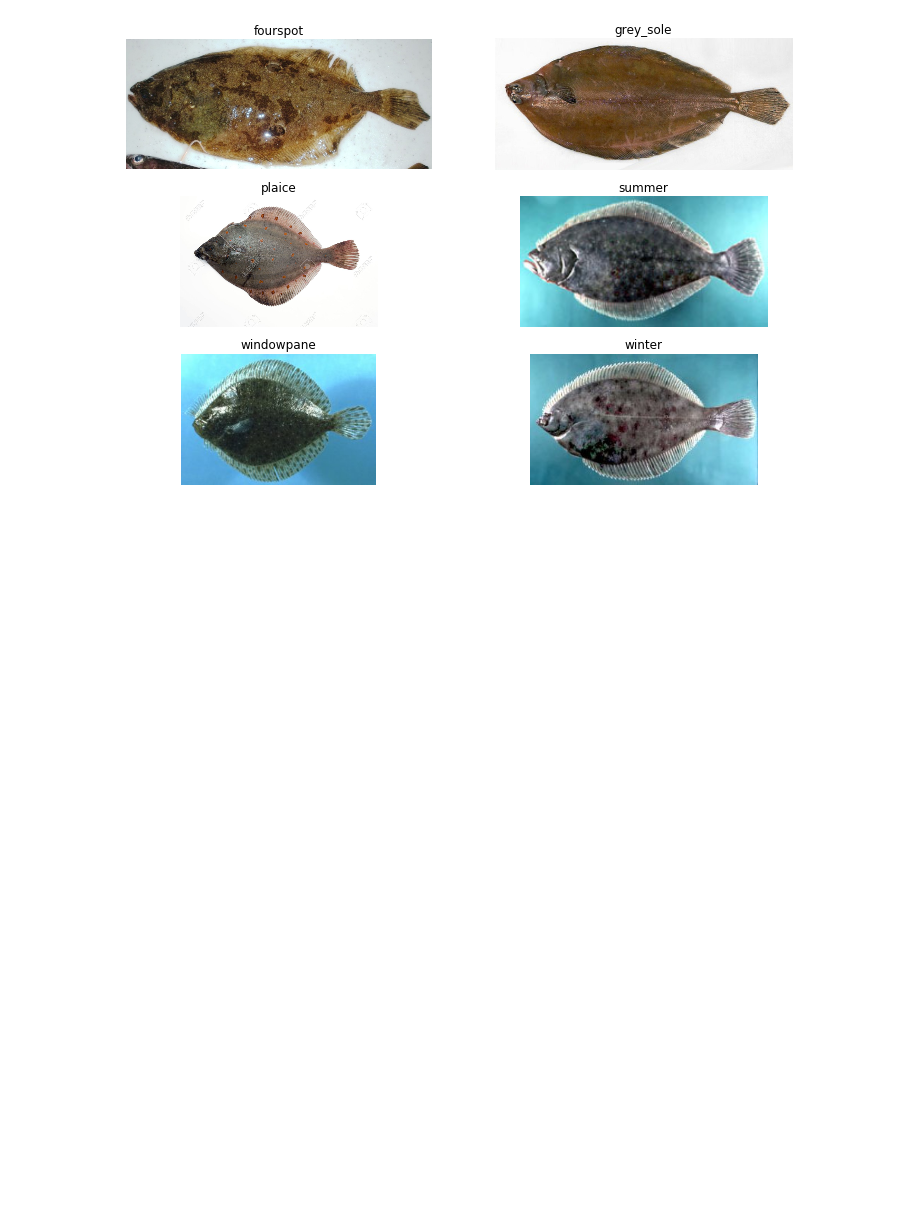
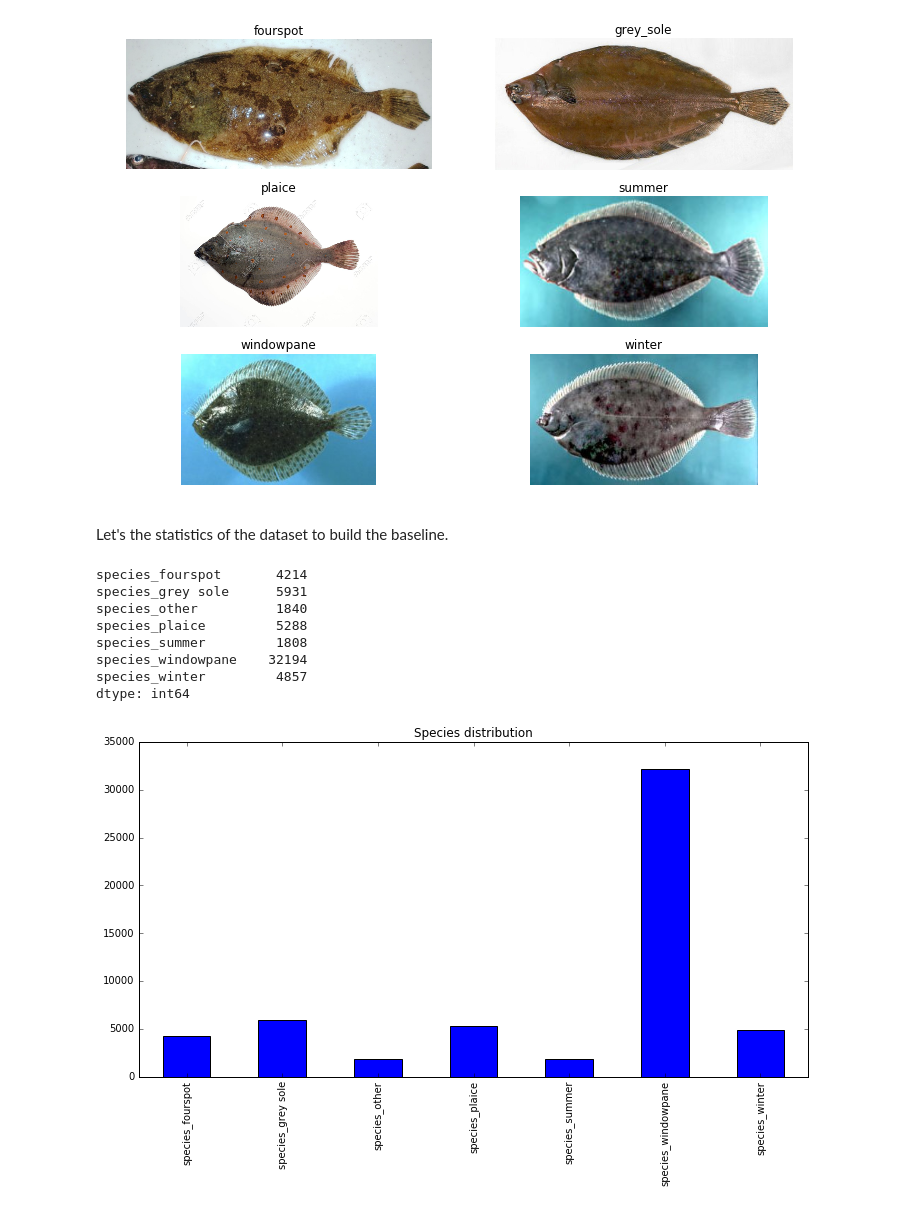
Before and after one commit to alievk/fish_challenge, a Jupyter notebook: explore_dataset.ipynb, the cells around one changed output. Drawn from its saved outputs; the diff is of its cells as text; code cells hidden in the pictures; blank space fills up the shorter version.

Commit message:
add baseline model

```diff
--- a/explore_dataset.ipynb
+++ b/explore_dataset.ipynb
@@ -68,3 +54,20 @@ for i, fish in enumerate(['fourspot', 'grey_sole', 'plaice', 'summer', 'windowpa
     plt.axis('off')
 # %% [output]
 [figure]
+# %% [markdown]
+Let's the statistics of the dataset to build the baseline.
+# %%
+plt.figure(figsize=(12,6))
+species_num = ann_species.sum(axis=0)
+species_num.plot(kind='bar', title='Species distribution')
+print species_num
+# %% [output]
+species_fourspot       4214
+species_grey sole      5931
+species_other          1840
+species_plaice         5288
+species_summer         1808
+species_windowpane    32194
+species_winter         4857
+dtype: int64
+[figure, added]
```
Also changed, not shown: parts of 7 cells of this notebook, 2 other files.
